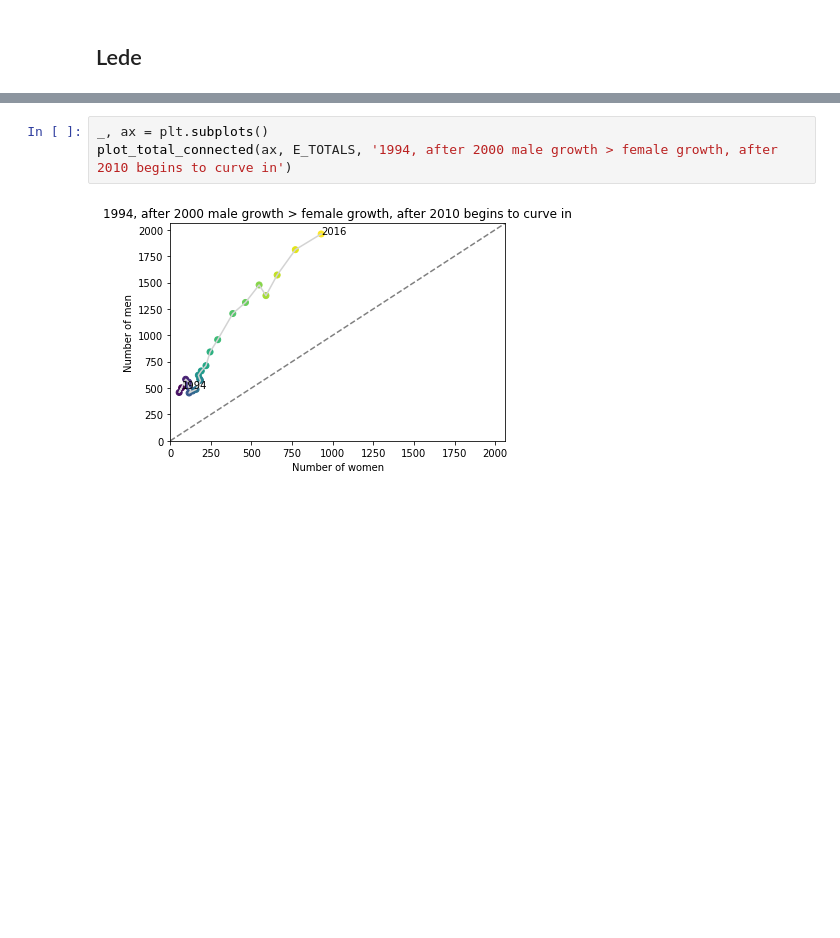
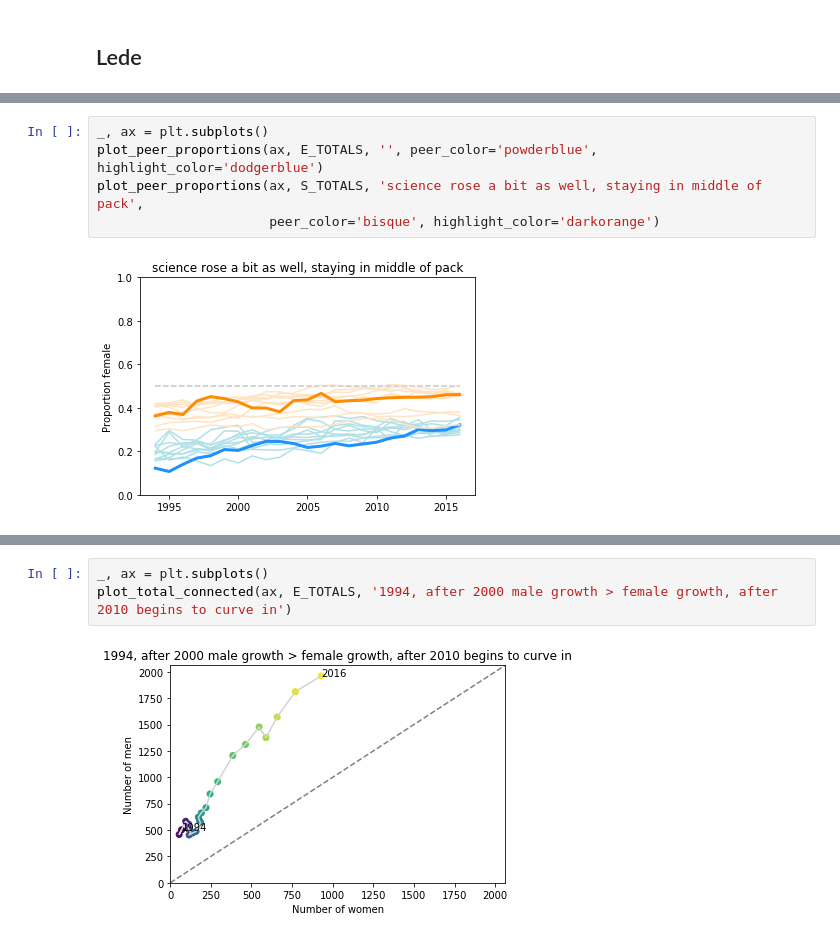
Before and after one commit to spec-journalism/gss-diversity, a Jupyter notebook: notebooks/narrative.ipynb, the cells around one changed output, grey strips where cells are left out. Saved outputs shown, nothing was run; the diff lists cells and outputs as text; blank space fills up the shorter version.

```diff
--- a/notebooks/narrative.ipynb
+++ b/notebooks/narrative.ipynb
@@ -152,0 +167,7 @@ def plot_connected(ax, seh, field, title, inst='Columbia University in the City
+# %%
+_, ax = plt.subplots()
+plot_peer_proportions(ax, E_TOTALS, '', peer_color='powderblue', highlight_color='dodgerblue')
+plot_peer_proportions(ax, S_TOTALS, 'science rose a bit as well, staying in middle of pack',
+                      peer_color='bisque', highlight_color='darkorange')
+# %% [output]
+[figure, added]
```
Also changed, not shown: parts of 18 cells of this notebook.
